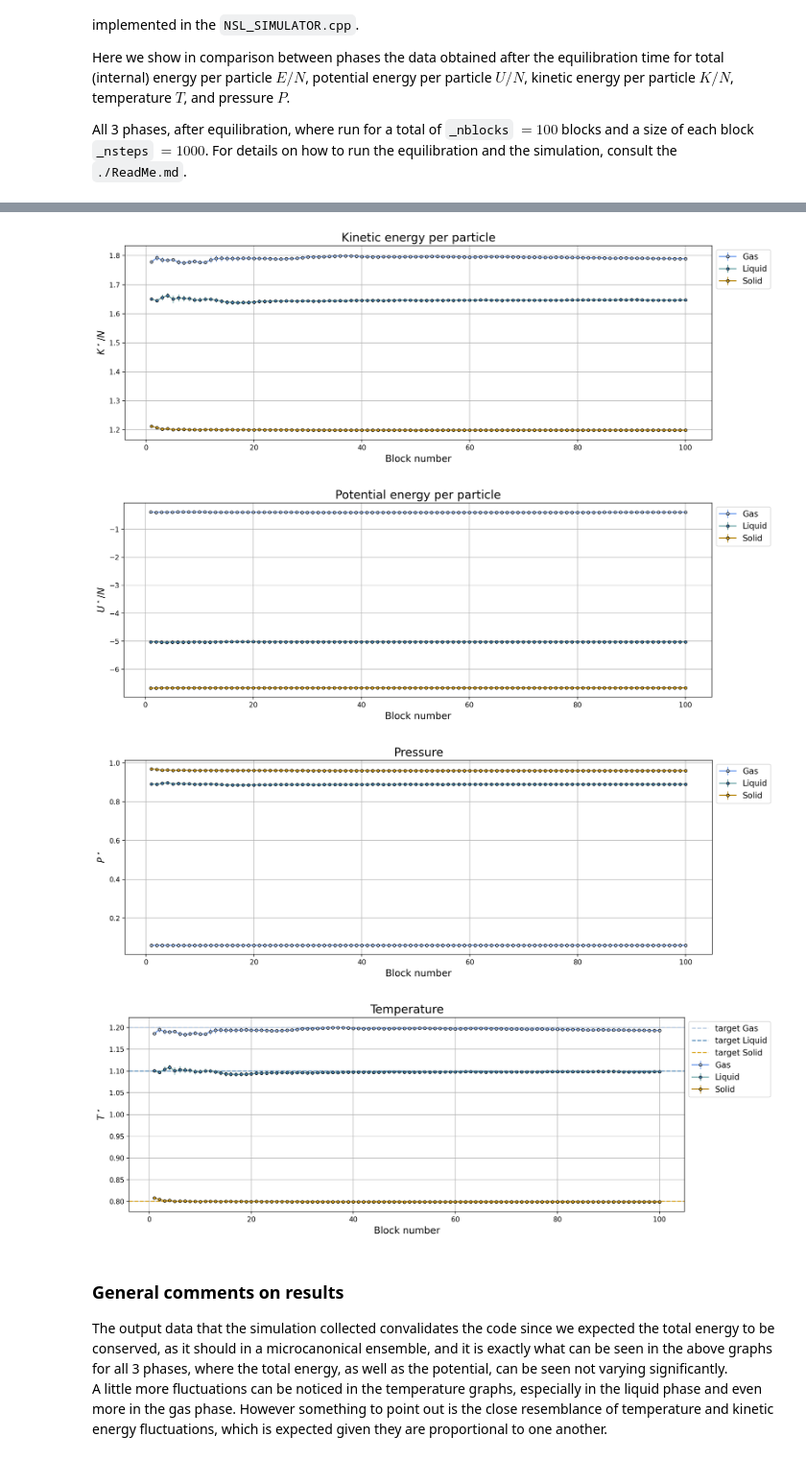
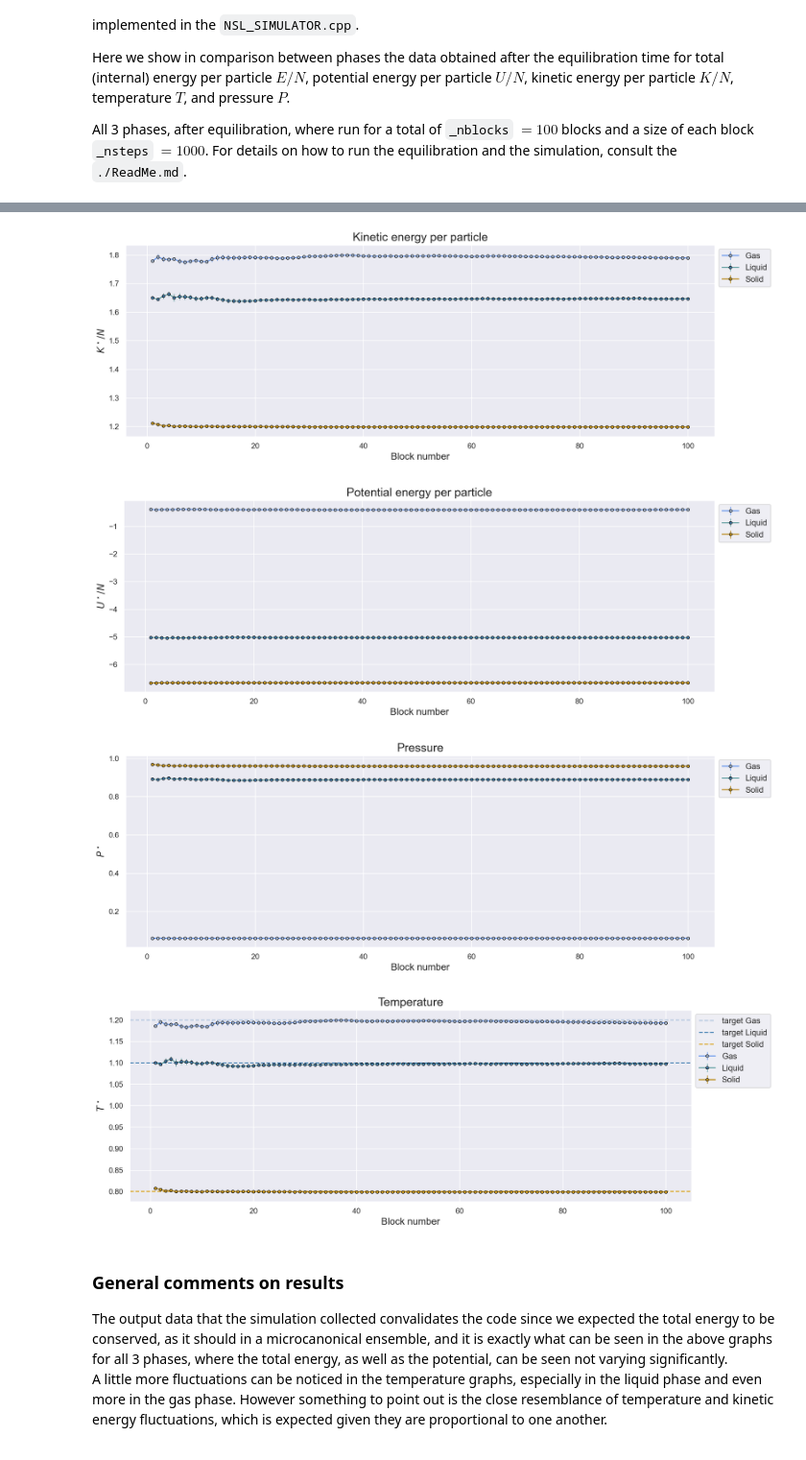
Before and after one commit to tommasoperitoree/Numerical_Simulation_Laboratory, a Jupyter notebook: LSN_04/LSN_04.ipynb, the cells around one changed output, grey strips where cells are left out. Shown at 96% size. Cells and saved outputs as stored; diff of their text form; code cells hidden in the pictures.

```diff
--- a/LSN_04/LSN_04.ipynb
+++ b/LSN_04/LSN_04.ipynb
@@ -15,6 +15,8 @@ import numpy as np
 import glob
 
 %config InlineBackend.figure_format = 'retina'
+import seaborn as sns
+sns.set_theme(style='darkgrid')
 
 #fit
 from scipy.optimize import curve_fit
@@ -247,7 +249,7 @@ for i in range(0, 5):
 	plt.ylabel(labels[i], fontsize=14)
 	plt.title(titles[i], fontsize=17)
 	plt.legend(bbox_to_anchor =(1, 1),fontsize=12)
-	plt.grid()
+	plt.grid(True)
 	plt.tight_layout()
 	plt.show()
 # %% [output]
@@ -255,7 +257,7 @@ for i in range(0, 5):
-[figure, old version]
+[figure, new version]
-[figure, old version]
+[figure, new version]
-[figure, old version]
+[figure, new version]
-[figure, old version]
+[figure, new version]
 # %% [markdown]
 ### General comments on results
 
```
Also changed, not shown: parts of 2 cells of this notebook.
